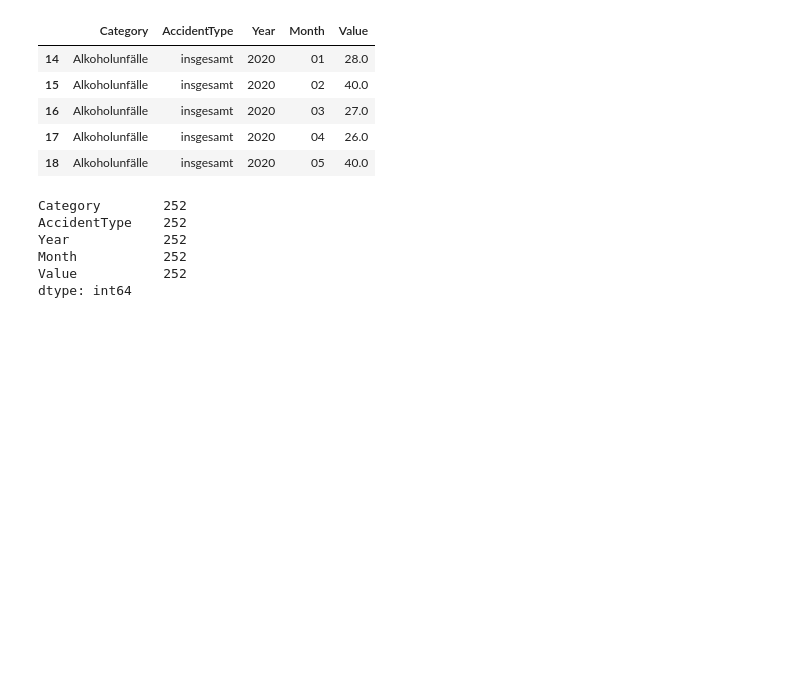
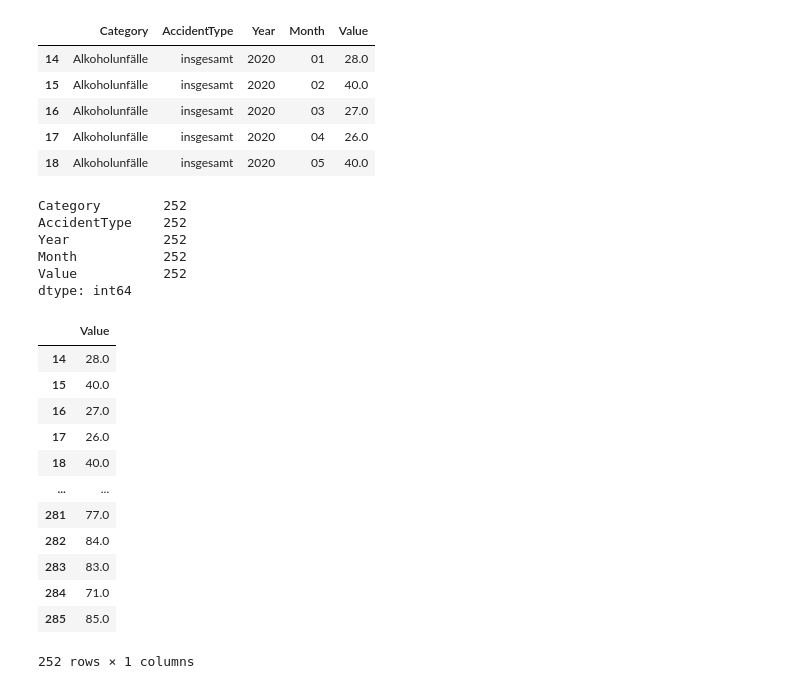
Before and after one commit to Anum29/DPS_AI_Challenge-Model-Deployment-, a Jupyter notebook: Data visualization and model development.ipynb, the cells around one changed output. Saved outputs shown, nothing was run; the diff lists cells and outputs as text; code cells hidden in the pictures; blank space fills up the shorter version.

```diff
--- a/Data visualization and model development.ipynb
+++ b/Data visualization and model development.ipynb
@@ -200,5 +213,21 @@ Month           252
 Value           252
 dtype: int64
 # %%
-trainX = df.iloc[:, [2,3]]
-trainY = df.iloc[:, [4]]
+train_X = train.iloc[:, [2,3]]
+train_y = train.iloc[:, [4]]
+# %%
+train_y
+# %% [output]
+|  | Value |
+| 14 | 28.0 |
+| 15 | 40.0 |
+| 16 | 27.0 |
+| 17 | 26.0 |
+| 18 | 40.0 |
+| ... | ... |
+| 281 | 77.0 |
+| 282 | 84.0 |
+| 283 | 83.0 |
+| 284 | 71.0 |
+| 285 | 85.0 |
+252 rows × 1 columns
```
Also changed, not shown: parts of 39 cells of this notebook.
